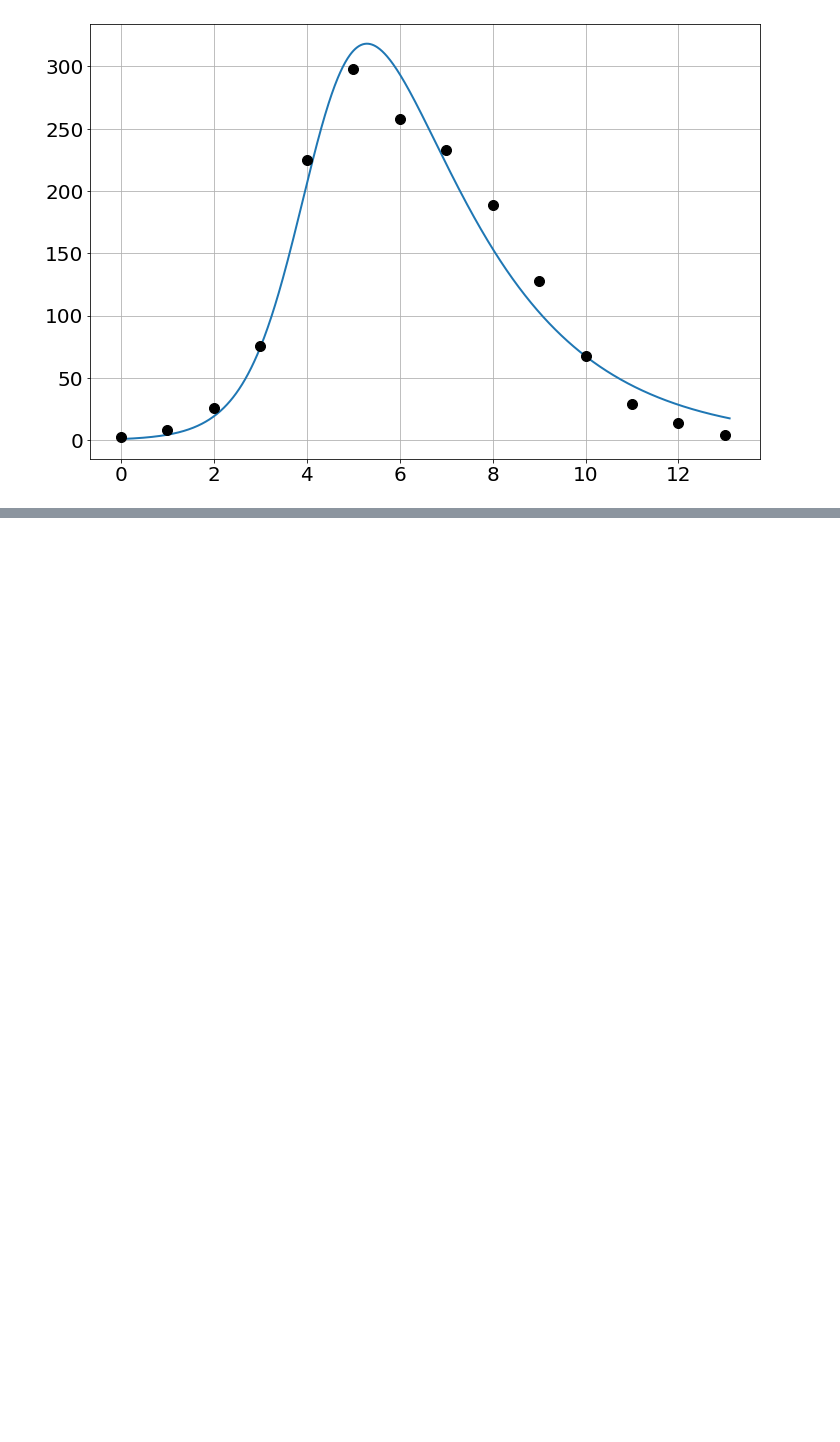
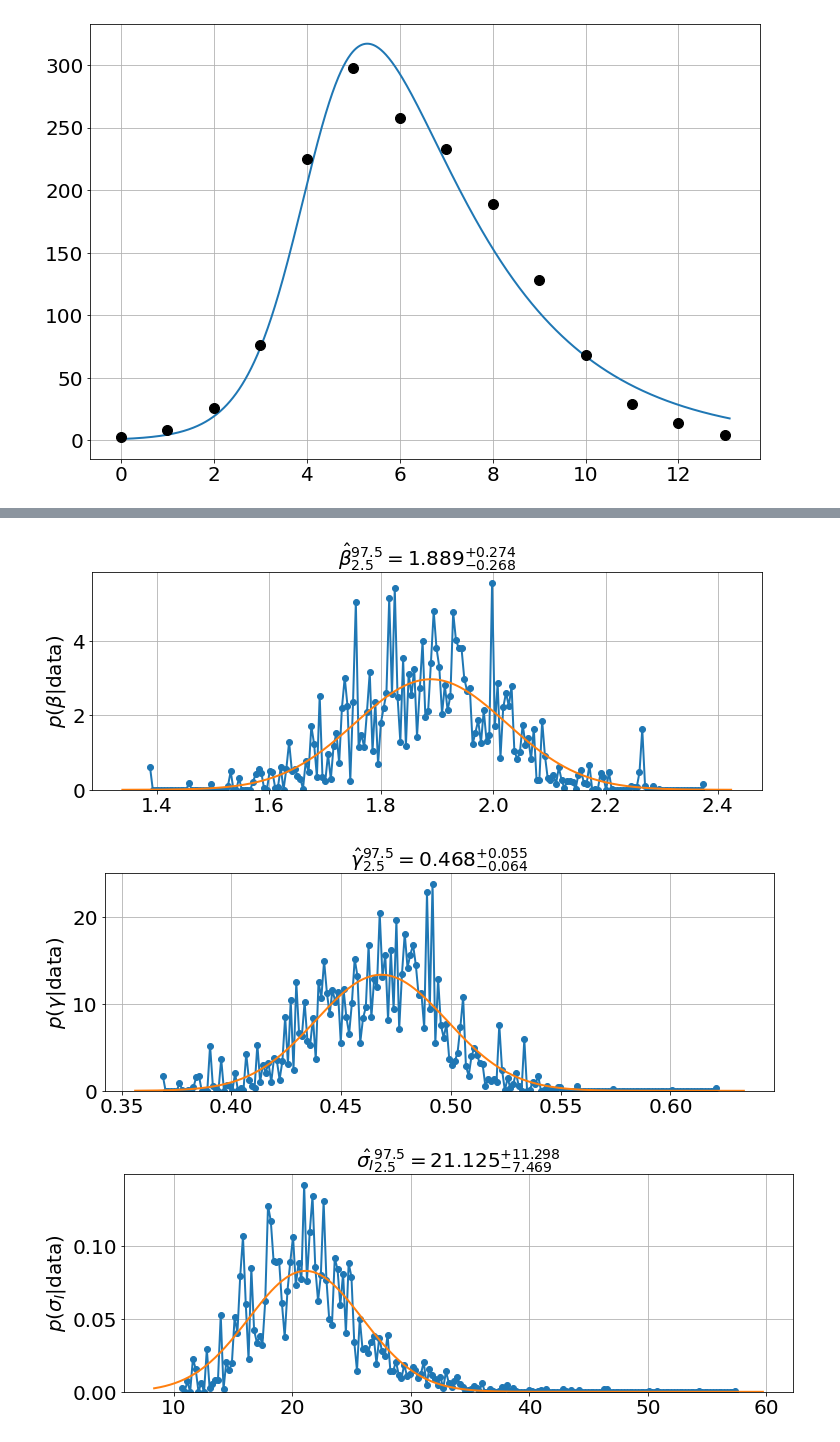
Before and after one commit to bblais/pyndamics3, a Jupyter notebook: 04_stochastic.ipynb, the cells around one changed output, grey strips where cells are left out. Drawn from its saved outputs; the diff is of its cells as text; code cells hidden in the pictures; blank space fills up the shorter version.

```diff
--- a/04_stochastic.ipynb
+++ b/04_stochastic.ipynb
@@ -135,0 +152,6 @@ AttributeError: 'str' object has no attribute 'data'
+# %%
+stoch_model.plot_distributions()
+# %% [output]
+[figure, added]
+[figure, added]
+[figure, added]
```
Also changed, not shown: parts of 9 cells of this notebook, 13 other files.
